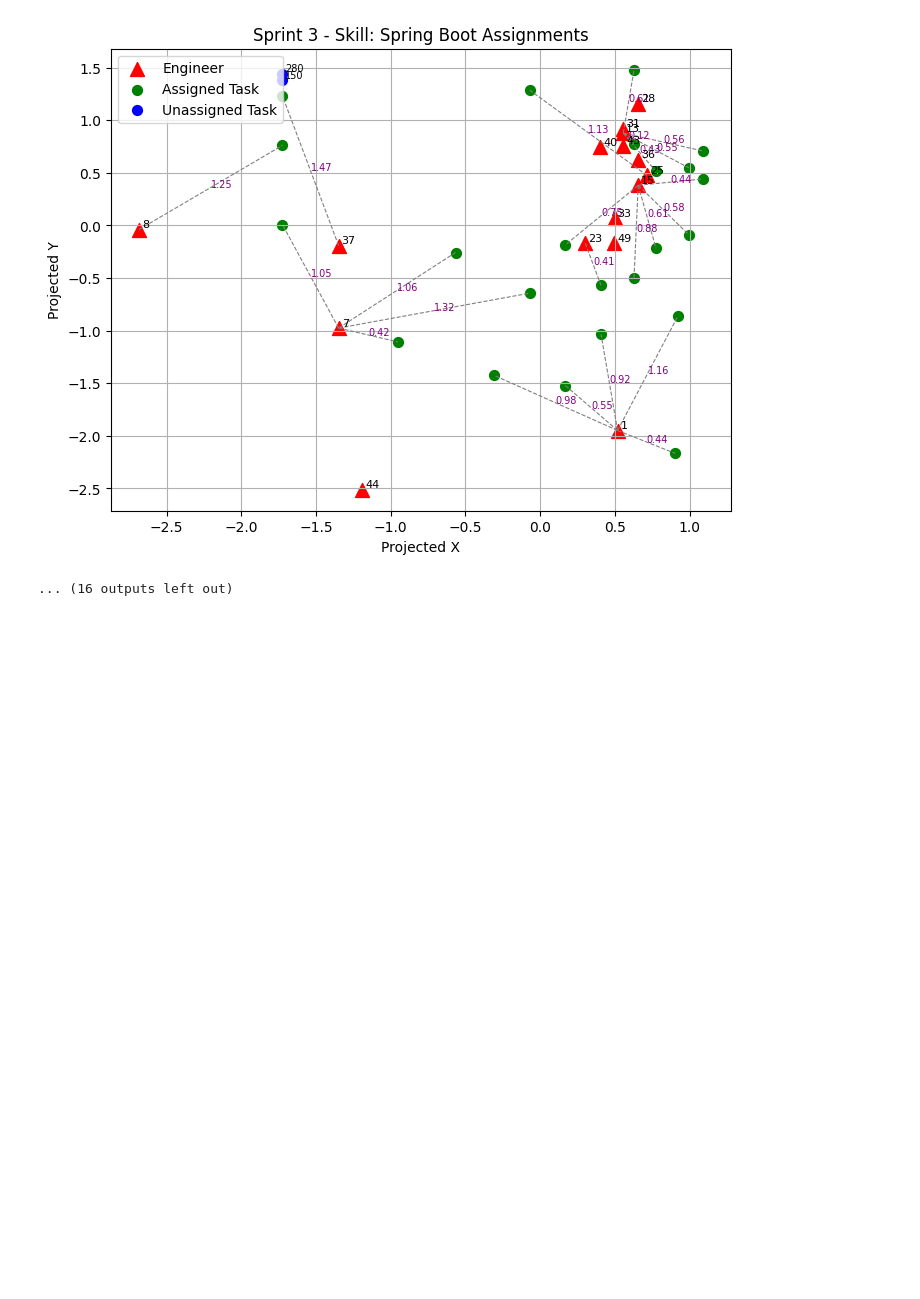
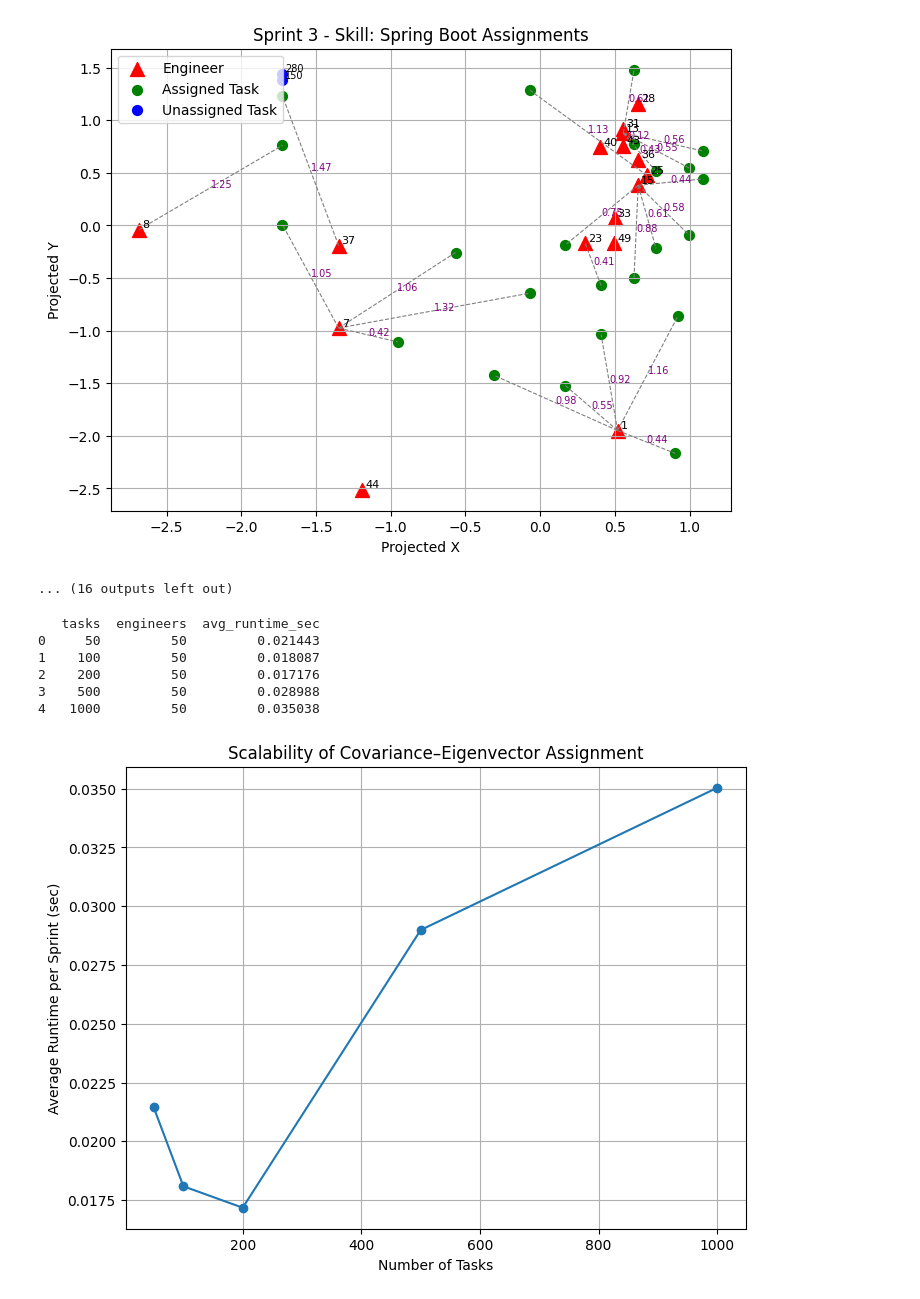
Before and after one commit to amekse/karyakal, a Jupyter notebook: karyakal.ipynb, the cells around one changed output. Drawn from its saved outputs; the diff is of its cells as text; code cells hidden in the pictures; blank space fills up the shorter version.

```diff
--- a/karyakal.ipynb
+++ b/karyakal.ipynb
@@ -611,3 +612,76 @@ plot_all_assignments(assigned_projected_sprint_list)
 [figure]
 [figure]
 ... (16 outputs left out)
+# %%
+
+# Benchmarking runtime
+def benchmark_runtime(engineer_data, task_data, max_tasks_list, num_repeats=3):
+    results = []
+
+    for n_tasks in max_tasks_list:
+        sampled_tasks = task_data * (n_tasks // len(task_data) + 1)
+        sampled_tasks = sampled_tasks[:n_tasks]
+
+        runtimes = []
+        for _ in range(num_repeats):
+            eng_copy = copy.deepcopy(engineer_data)
+            task_copy = copy.deepcopy(sampled_tasks)
+
+            start = time.time()
+
+            eng_sorted = sort_items_by_skills(eng_copy, ENGINEER_SKILL_KEY_NAME)
+            task_sorted = sort_items_by_skills(task_copy, TASK_SKILL_KEY_NAME)
+
+            eng_quant = item_time_complexity_list_generator(
+                eng_sorted, engineer_time_efficiency_calculation, engineer_complexity_handling_calculation
+            )
+            task_quant = item_time_complexity_list_generator(
+                task_sorted, task_time_calculation, task_complexity_calculation
+            )
+
+            sprint_dict = calculate_sprints(SPRINT_LENGTH, QUARTER_START_DATE, QUARTER_END_DATE)
+            sprint_populated = select_tasks_engineers_by_skill(
+                task_quant, eng_quant, sprint_dict, QUARTER_START_DATE, SPRINT_LENGTH
+            )
+
+            sprint_matrix = populate_sprint_matrix({}, sprint_populated)
+            cov_matrix = calculate_covariance_matrix({}, sprint_matrix)
+            eigen_data = calculate_eigen_for_skill_covariances({})
+            centered = mean_center_by_sprint_skill(sprint_populated)
+            projected = project_tasks_engineers(centered, eigen_data)
+
+            assigned = assign_tasks_to_engineers(projected, task_limit=5, distance_threshold=1.5)
+
+            end = time.time()
+            runtimes.append(end - start)
+
+        avg_runtime = np.mean(runtimes)
+        results.append({
+            "tasks": n_tasks,
+            "engineers": len(engineer_data),
+            "avg_runtime_sec": avg_runtime
+        })
+
+    return results
+
+max_tasks_list = [50, 100, 200, 500, 1000]
+runtime_results = benchmark_runtime(engineer_mock, tasks_mock, max_tasks_list)
+
+df_runtime = pd.DataFrame(runtime_results)
+print(df_runtime)
+
+plt.figure(figsize=(8,6))
+plt.plot(df_runtime["tasks"], df_runtime["avg_runtime_sec"], marker="o")
+plt.xlabel("Number of Tasks")
+plt.ylabel("Average Runtime per Sprint (sec)")
+plt.title("Scalability of Covariance–Eigenvector Assignment")
+plt.grid(True)
+plt.show()
+# %% [output]
+   tasks  engineers  avg_runtime_sec
+0     50         50         0.021443
+1    100         50         0.018087
+2    200         50         0.017176
+3    500         50         0.028988
+4   1000         50         0.035038
+[figure, added]
```
Also changed, not shown: parts of 1 cell of this notebook, 2 other files.
